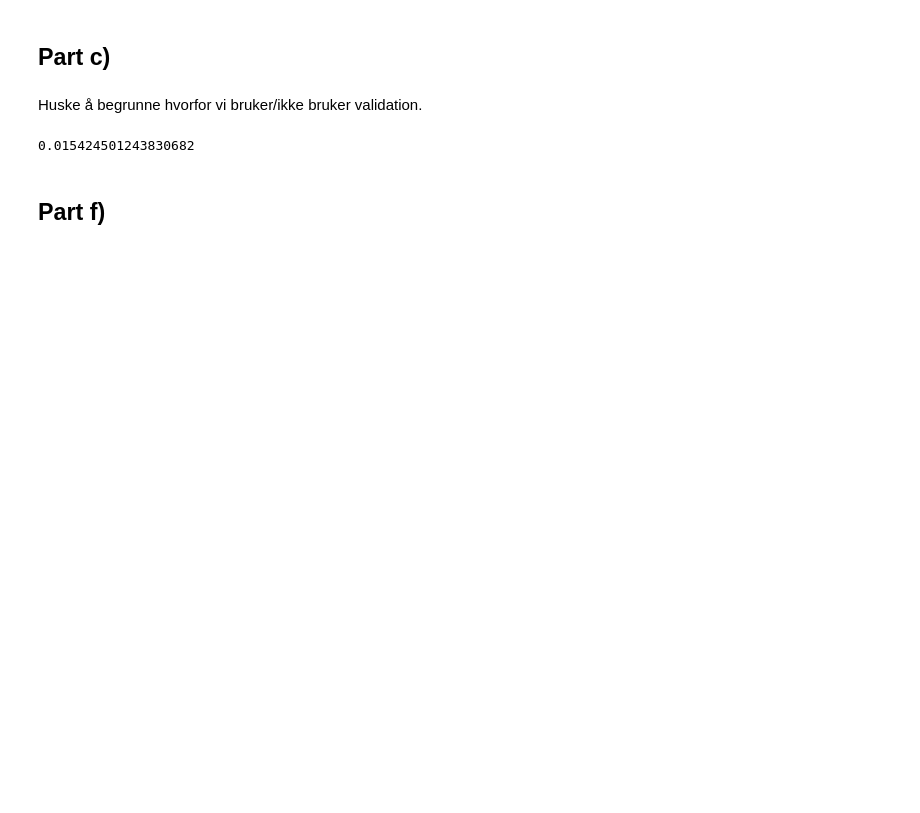
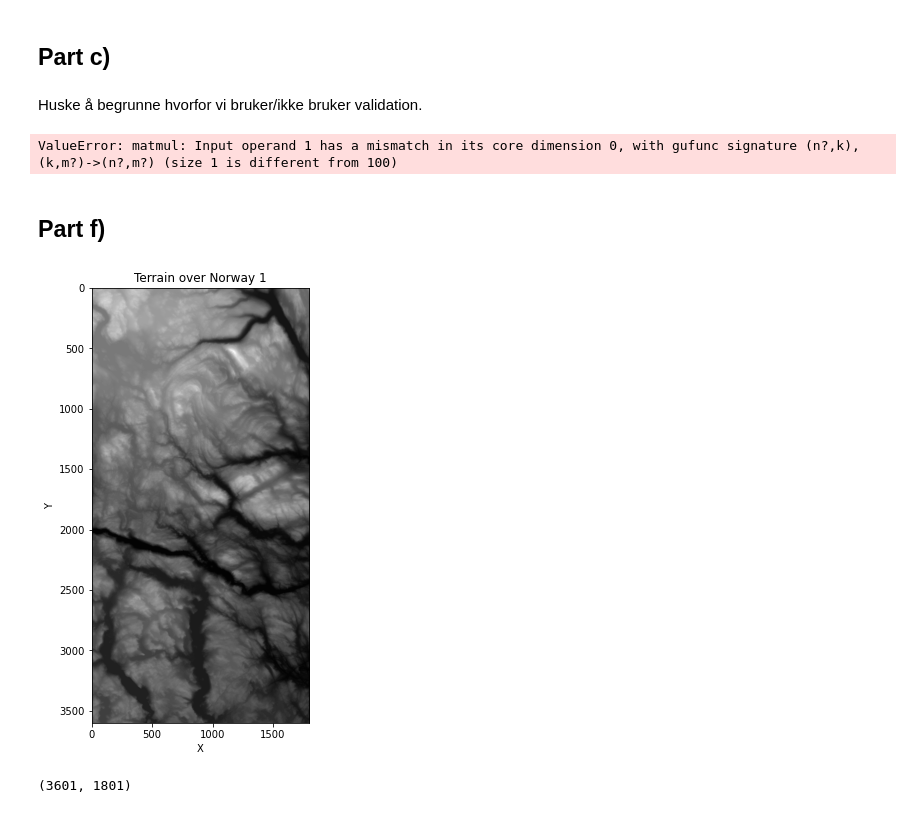
Before and after one commit to KarlHenrik/FYS-STK-Gruppe, a Jupyter notebook: Project1/Project1.ipynb, the cells around one changed output. Saved outputs shown, nothing was run; the diff lists cells and outputs as text; code cells hidden in the pictures; blank space fills up the shorter version.

Commit message:
Cv func and putting things in functions

```diff
--- a/Project1/Project1.ipynb
+++ b/Project1/Project1.ipynb
@@ -170,46 +172,61 @@ def split(data, k):
 
     return fold_indexes
 # %%
-MSE_OLS = 0
-k = 10
+def CV_mse(x, y, z, order, k, reg_func):
+    MSE = 0
+    X = designMatrix(x, y, order)
 
-for train_inds, test_inds in split(X, k):
-    X_train = X[train_inds]
-    X_test = X[test_inds]
-    X_train, X_test = scale(X_train, X_test)
+    for train_inds, test_inds in split(X, k):
+        X_train = X[train_inds]
+        X_test = X[test_inds]
+        X_train, X_test = scale(X_train, X_test)
 
-    z_train = z[train_inds]
-    z_test = z[test_inds]
+        z_train = z[train_inds]
+        z_test = z[test_inds]
 
-    beta = OLS(X_train, z_train)
-    z_mdl = X_test @ beta
-    MSE_OLS += mean_squared_error(z_mdl, z_test) / k
-
-print(MSE_OLS)
+        beta = reg_func(X_train, z_train, 1, p)
+        z_mdl = X_test @ beta
+        MSE += mean_squared_error(z_mdl, z_test) / k
+    return MSE
-# %% [output]
-0.015424501243830682
+# %%
+max_order = 8
+p_arr = [(i + 1) * (i + 2) / 2 for i in range(order + 1)]
+mse_arr = np.zeros(len(p_arr))
+k = 10
+
+for j in range(max_order + 1):
+    mse_arr[j] = CV_mse(x, y, z, j, k, ridge)
+
+plt.plot(p_arr, mse_arr)
+plt.show()
+# %% [output]
+ValueError: matmul: Input operand 1 has a mismatch in its core dimension 0, with gufunc signature (n?,k),(k,m?)->(n?,m?) (size 1 is different from 100)
 # %% [markdown]
 ## Part f)
 # %%
 import numpy as np
 from imageio import imread
 import matplotlib.pyplot as plt
 from mpl_toolkits.mplot3d import Axes3D
 from matplotlib import cm
 
 # Load the terrain
-terrain = imread('denver.tif')
+terrain = imread('SRTM_data_Norway_1.tif')
 # Show the terrain
 plt.figure(figsize=(4,8))
 plt.title('Terrain over Norway 1')
 plt.imshow(terrain, cmap='gray')
 plt.xlabel('X')
 plt.ylabel('Y')
 plt.show()
+# %% [output]
+[figure, added]
 # %%
 terrain = np.array(terrain)
 # %%
 terrain.shape
+# %% [output]
+(3601, 1801)
 # %%
 # Make data
 x = np.linspace(0,1, np.shape(terrain)[1])
```
Also changed, not shown: parts of 7 cells of this notebook, 1 other file.
